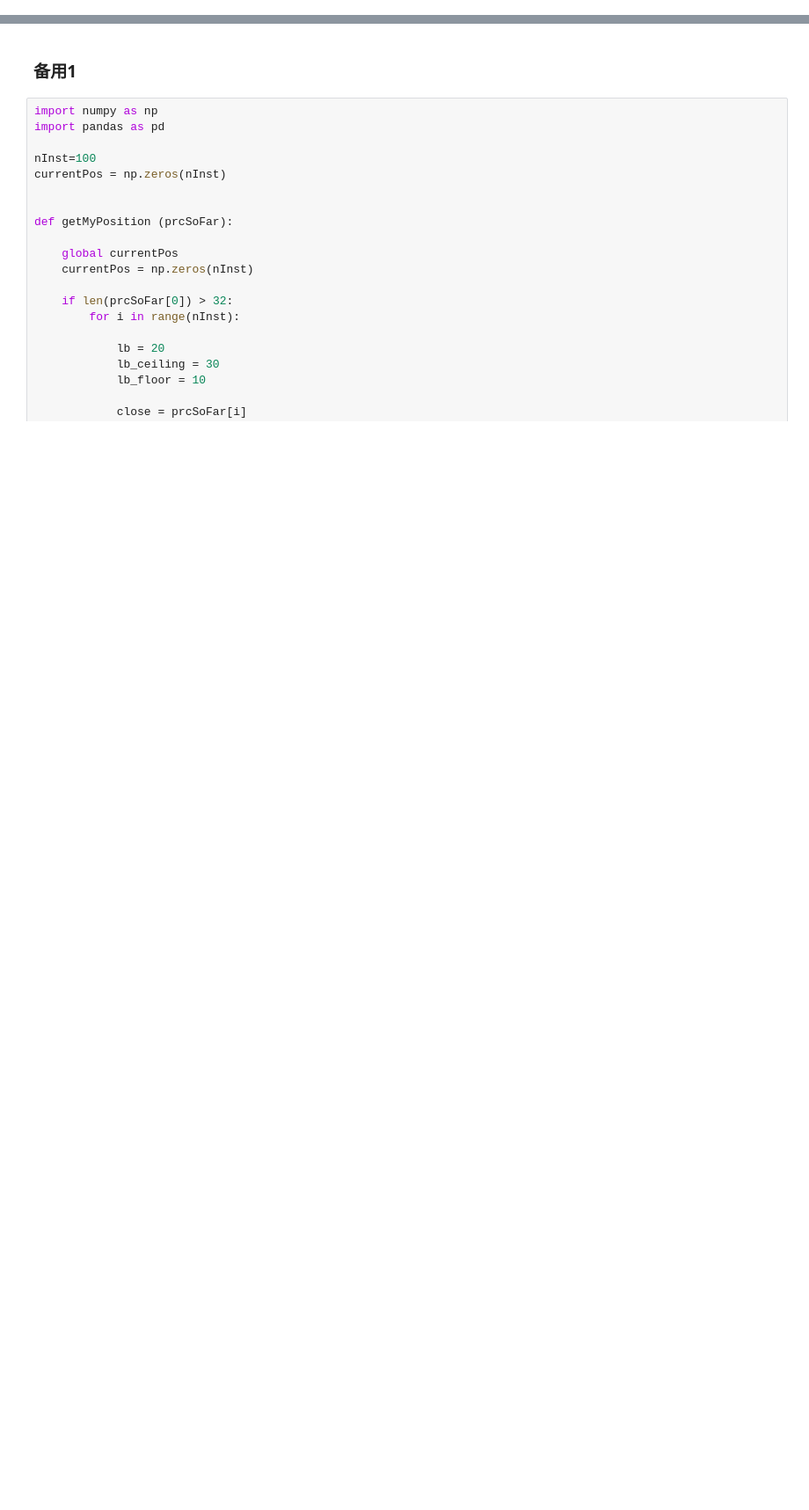
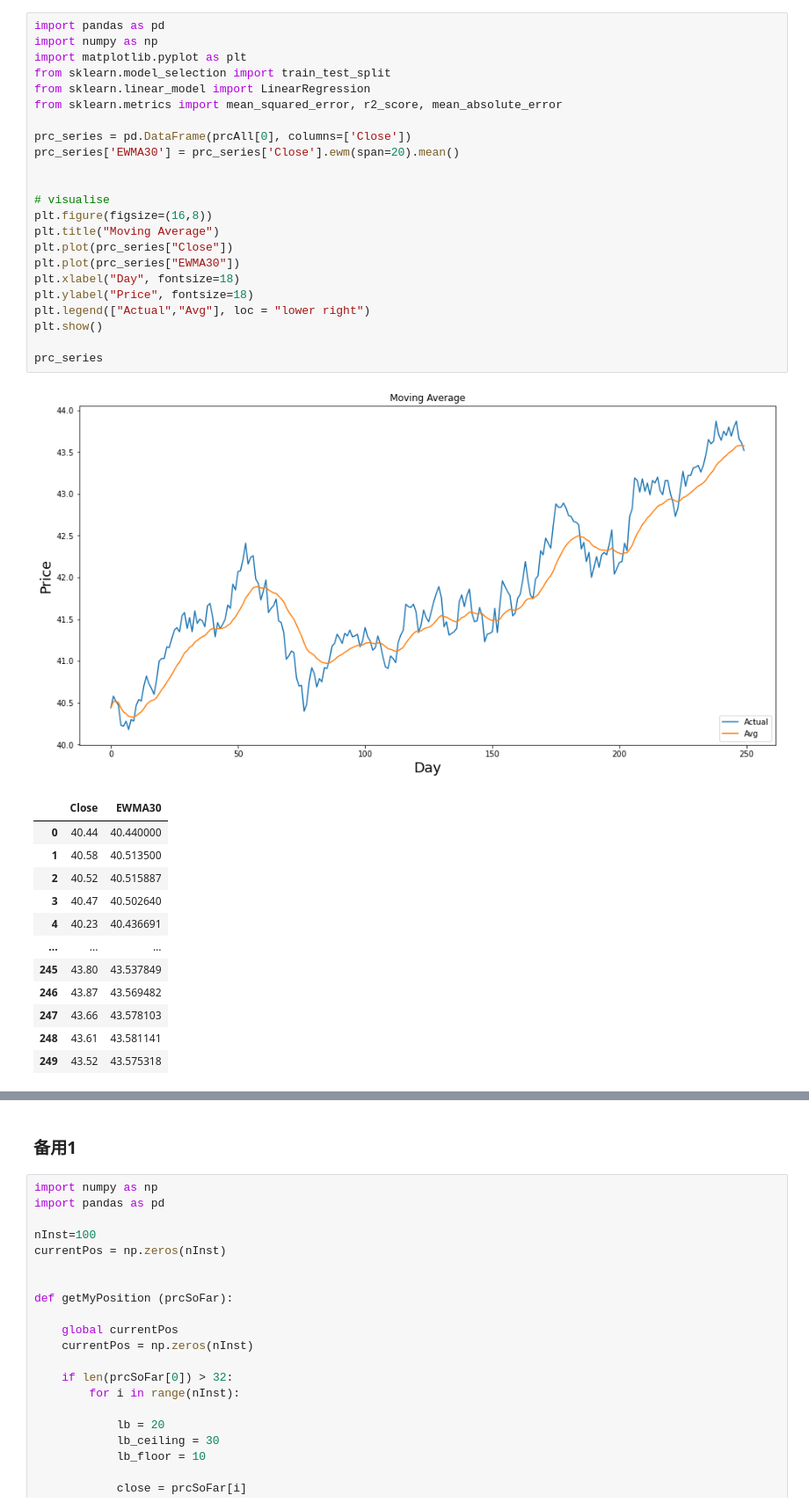
Before and after one commit to notalol1con/algothon2022, a Jupyter notebook: 111ytest.ipynb, the cells around one changed output, grey strips where cells are left out. Shown at 88% size. Drawn from its saved outputs; the diff is of its cells as text; blank space fills up the shorter version.

```diff
--- a/111ytest.ipynb
+++ b/111ytest.ipynb
@@ -38,0 +37,37 @@ runTime  : 0.022
+# %%
+import pandas as pd
+import numpy as np
+import matplotlib.pyplot as plt
+from sklearn.model_selection import train_test_split
+from sklearn.linear_model import LinearRegression
+from sklearn.metrics import mean_squared_error, r2_score, mean_absolute_error
+
+prc_series = pd.DataFrame(prcAll[0], columns=['Close'])
+prc_series['EWMA30'] = prc_series['Close'].ewm(span=20).mean()
+
+
+# visualise
+plt.figure(figsize=(16,8))
+plt.title("Moving Average")
+plt.plot(prc_series["Close"])
+plt.plot(prc_series["EWMA30"])
+plt.xlabel("Day", fontsize=18)
+plt.ylabel("Price", fontsize=18)
+plt.legend(["Actual","Avg"], loc = "lower right")
+plt.show()
+
+prc_series
+# %% [output]
+[figure, added]
+|  | Close | EWMA30 |
+| 0 | 40.44 | 40.440000 |
+| 1 | 40.58 | 40.513500 |
+| 2 | 40.52 | 40.515887 |
+| 3 | 40.47 | 40.502640 |
+| 4 | 40.23 | 40.436691 |
+| ... | ... | ... |
+| 245 | 43.80 | 43.537849 |
+| 246 | 43.87 | 43.569482 |
+| 247 | 43.66 | 43.578103 |
+| 248 | 43.61 | 43.581141 |
+| 249 | 43.52 | 43.575318 |
```
Also changed, not shown: parts of 6 cells of this notebook, 1 other file.
